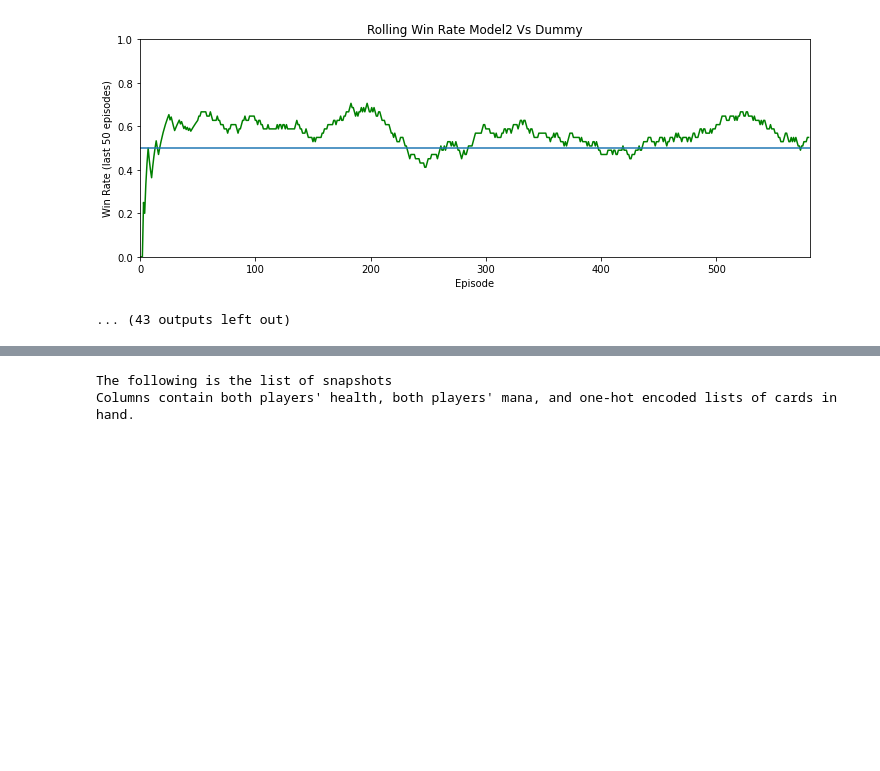
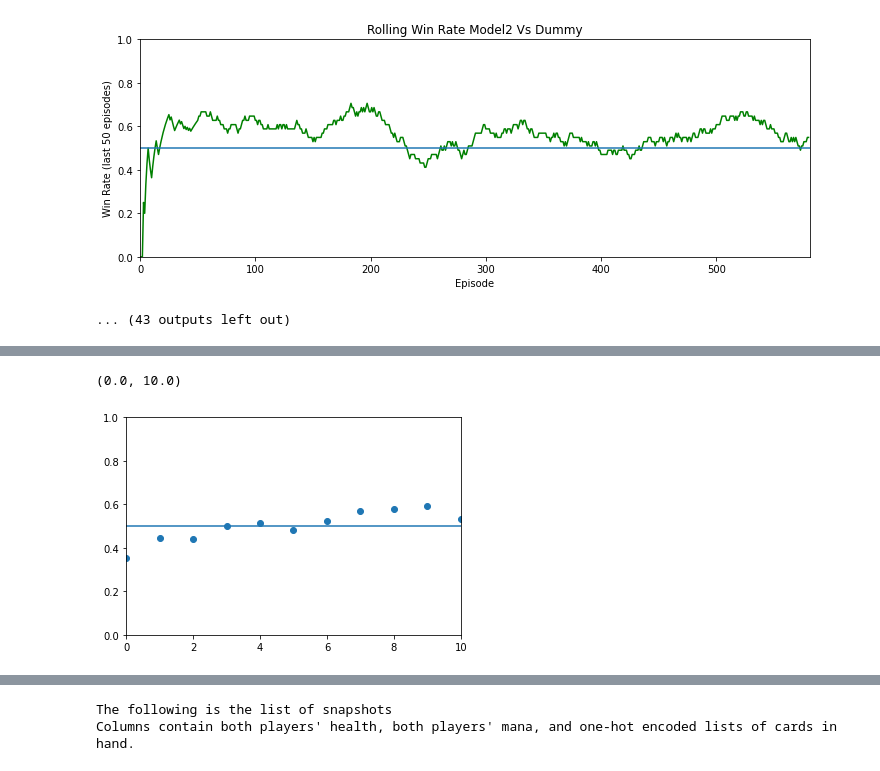
Before and after one commit to LEWISAJ3/OurGame, a Jupyter notebook: CardGameNeuralNetworkThorn.ipynb, the cells around one changed output, grey strips where cells are left out. Cells and saved outputs as stored; diff of their text form; code cells hidden in the pictures; blank space fills up the shorter version.

```diff
--- a/CardGameNeuralNetworkThorn.ipynb
+++ b/CardGameNeuralNetworkThorn.ipynb
@@ -1363,0 +1433,23 @@ plt.show()
+# %%
+testwinrates={}
+for key1 in testresultholder.keys():
+
+    num_ones=0
+    ln=0
+    for key2 in testresultholder[key1].keys():
+        num_ones+=Counter(testresultholder[key1][key2])[1]
+        ln+=len(testresultholder[key1][key2])
+    testwinrates[key1]=num_ones/ln
+sorted_list = np.array(sorted(testwinrates.items(), key=lambda x: x[1]))
+sorted_list[:,1]=[float(x) for x in sorted_list[:,1]]
+import re
+
+def model_to_number(name):
+    if name.lower() == "dummy":
+        return 0
+    match = re.search(r'\d+', name)
+    return int(match.group()) if match else 0
+sorted_list[:,0]=[model_to_number(x) for x in sorted_list[:,0]]
+sorted_list=sorted_list.astype("float")
+df=pd.DataFrame(sorted_list,columns=["Model Number","Winrate"])
+df
@@ -1363,0 +1469,8 @@ plt.show()
+# %%
+plt.scatter(sorted_list[:,0],sorted_list[:,1])
+plt.ylim(0,1)
+plt.plot((-1,11),(.5,.5))
+plt.xlim(0,10)
+# %% [output]
+(0.0, 10.0)
+[figure, added]
```
Also changed, not shown: parts of 4 cells of this notebook.
